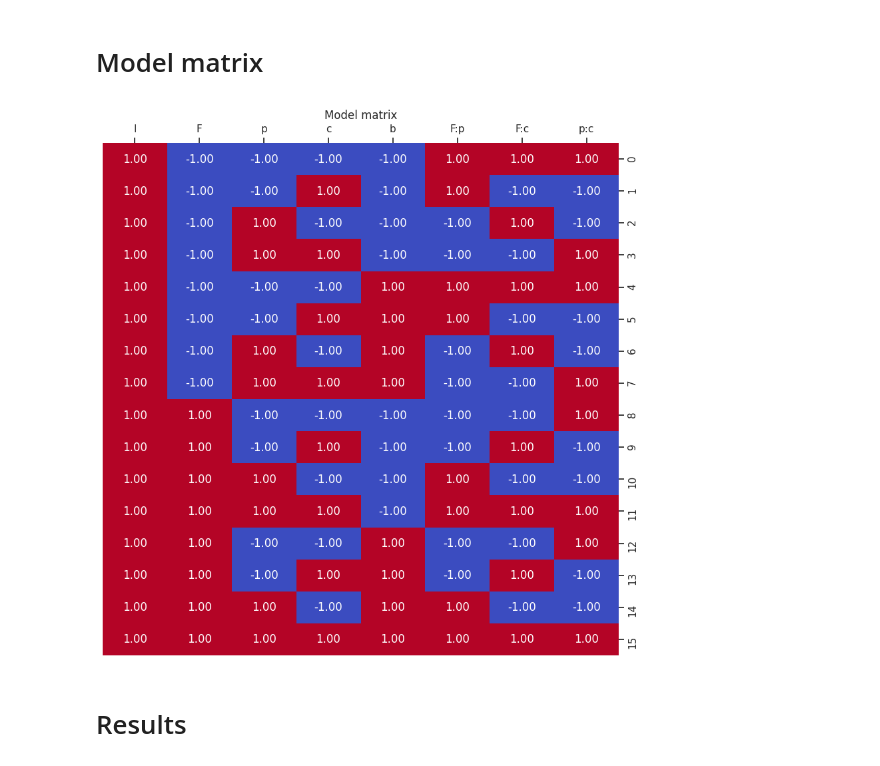
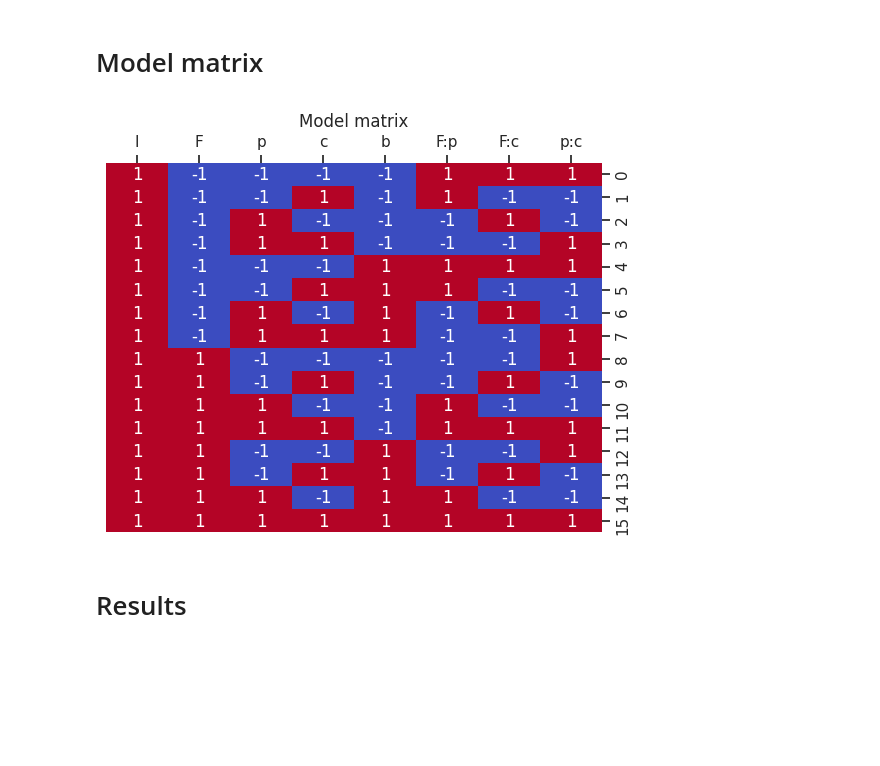
Before and after one commit to giboul/DoE_project, a Jupyter notebook: results_analysis_loglog.ipynb, the cells around one changed output. Saved outputs shown, nothing was run; the diff lists cells and outputs as text; code cells hidden in the pictures; blank space fills up the shorter version.

```diff
--- a/results_analysis_loglog.ipynb
+++ b/results_analysis_loglog.ipynb
@@ -28,17 +28,17 @@ plt.show()
 # %%
 %matplotlib inline
 M = model_matrix(
     "F + p + c + b + F:p + F:c + p:c",
     E
 ).rename(columns=dict(Intercept="I"))
 M.to_csv("matrix_model.csv", index=False)
 
-plt.figure(figsize=(10, 10))
-show_matrix(M, fmt=".2f")
+plt.figure()
+show_matrix(M)
 plt.title("Model matrix")
 plt.show()
 # %% [output]
-[figure, old version]
+[figure, new version]
 # %% [markdown]
 # Results
 # %%
```
Also changed, not shown: 1 other file.
